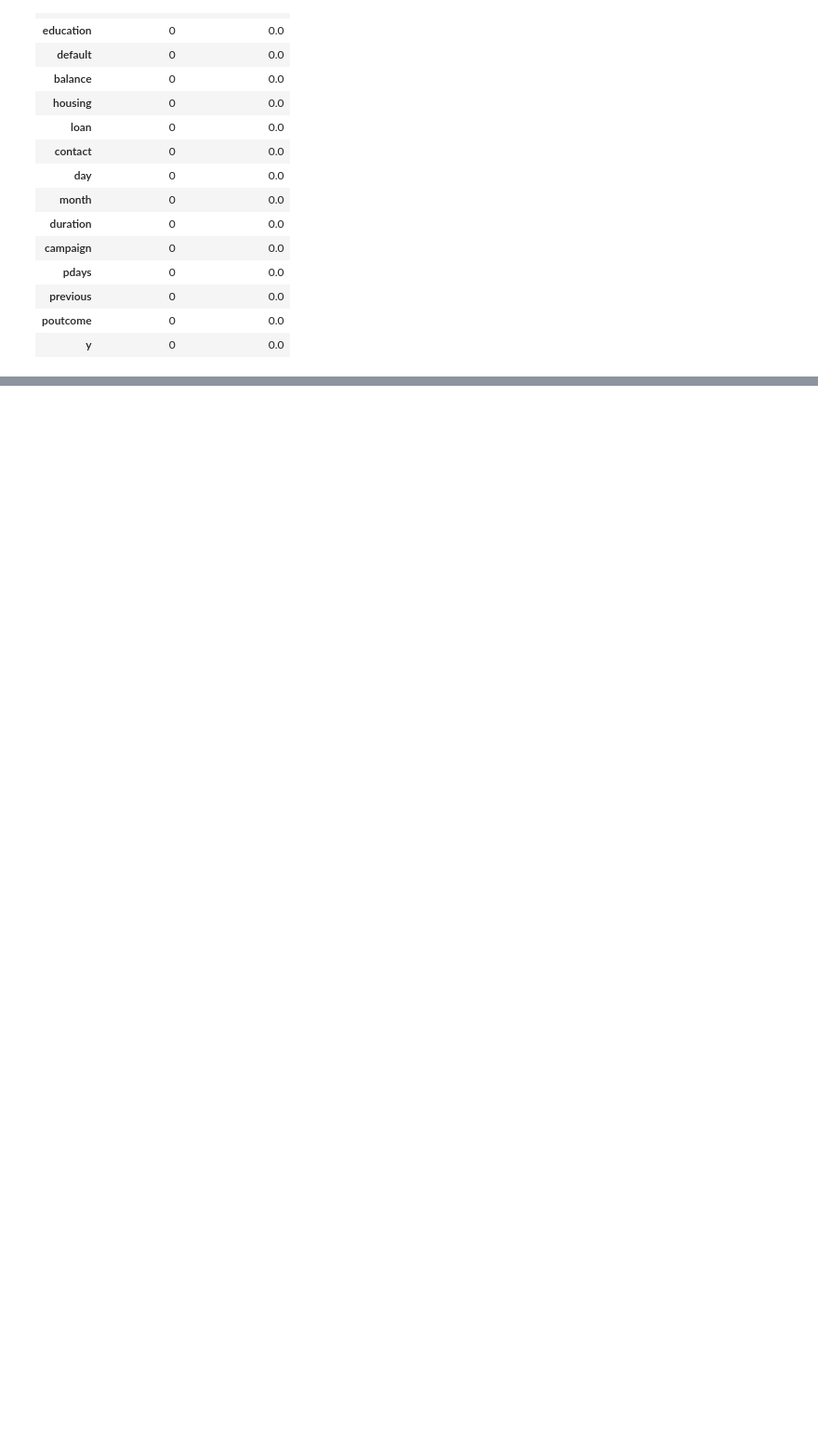
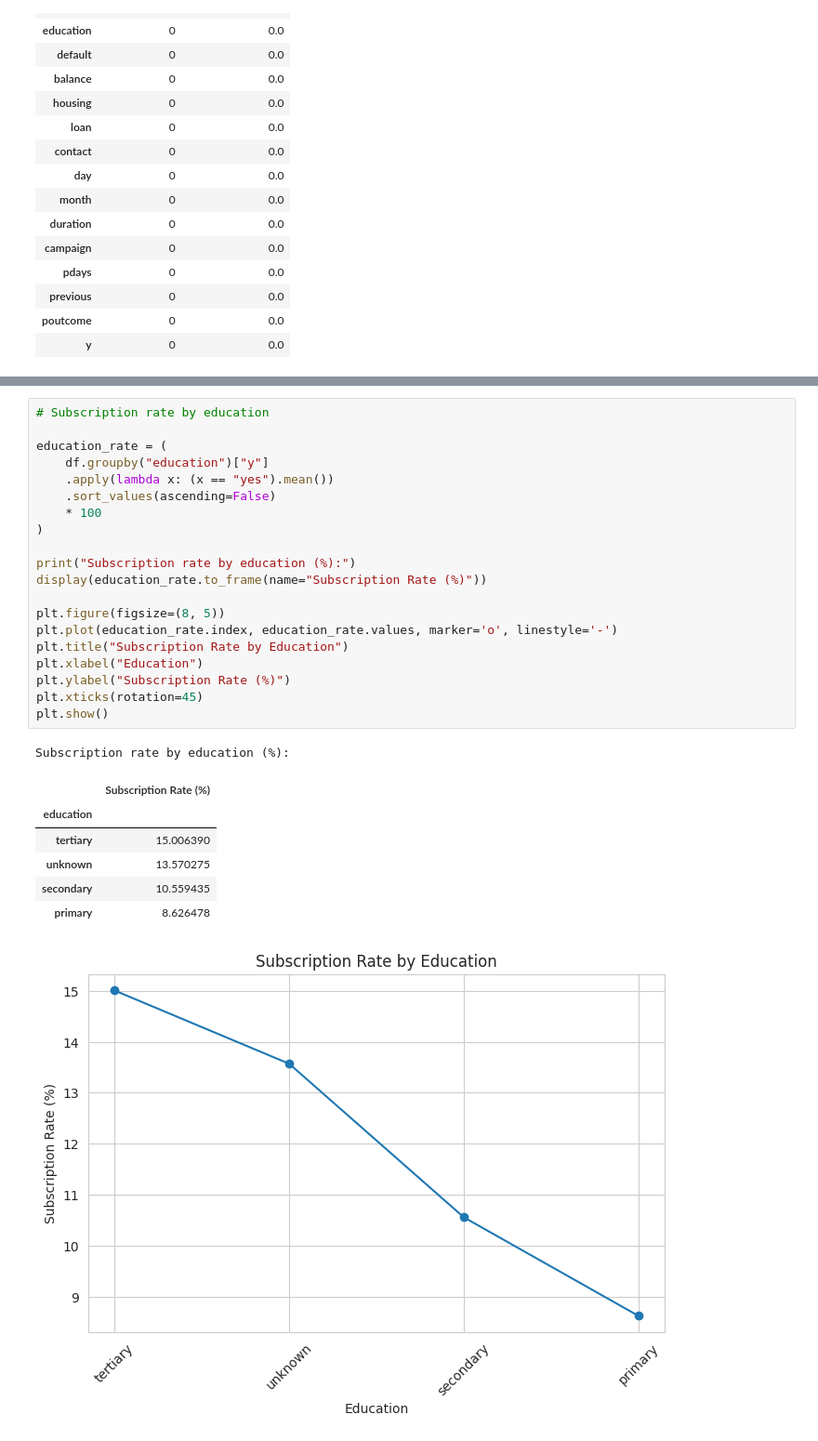
Before and after one commit to nidhisingn/14350889_Artificial-Neural-Networks_6009-CMD_NS, a Jupyter notebook: NS_14350889_ANN_PART_A.ipynb, the cells around one changed output, grey strips where cells are left out. Shown at 93% size. Saved outputs shown, nothing was run; the diff lists cells and outputs as text; blank space fills up the shorter version.

```diff
--- a/NS_14350889_ANN_PART_A.ipynb
+++ b/NS_14350889_ANN_PART_A.ipynb
@@ -254,0 +459,29 @@ Missing values by column:
+# %%
+# Subscription rate by education
+
+education_rate = (
+    df.groupby("education")["y"]
+    .apply(lambda x: (x == "yes").mean())
+    .sort_values(ascending=False)
+    * 100
+)
+
+print("Subscription rate by education (%):")
+display(education_rate.to_frame(name="Subscription Rate (%)"))
+
+plt.figure(figsize=(8, 5))
+plt.plot(education_rate.index, education_rate.values, marker='o', linestyle='-')
+plt.title("Subscription Rate by Education")
+plt.xlabel("Education")
+plt.ylabel("Subscription Rate (%)")
+plt.xticks(rotation=45)
+plt.show()
+# %% [output]
+Subscription rate by education (%):
+|  | Subscription Rate (%) |
+| education |  |
+| tertiary | 15.006390 |
+| unknown | 13.570275 |
+| secondary | 10.559435 |
+| primary | 8.626478 |
+[figure, added]
```
Also changed, not shown: parts of 32 cells of this notebook.
